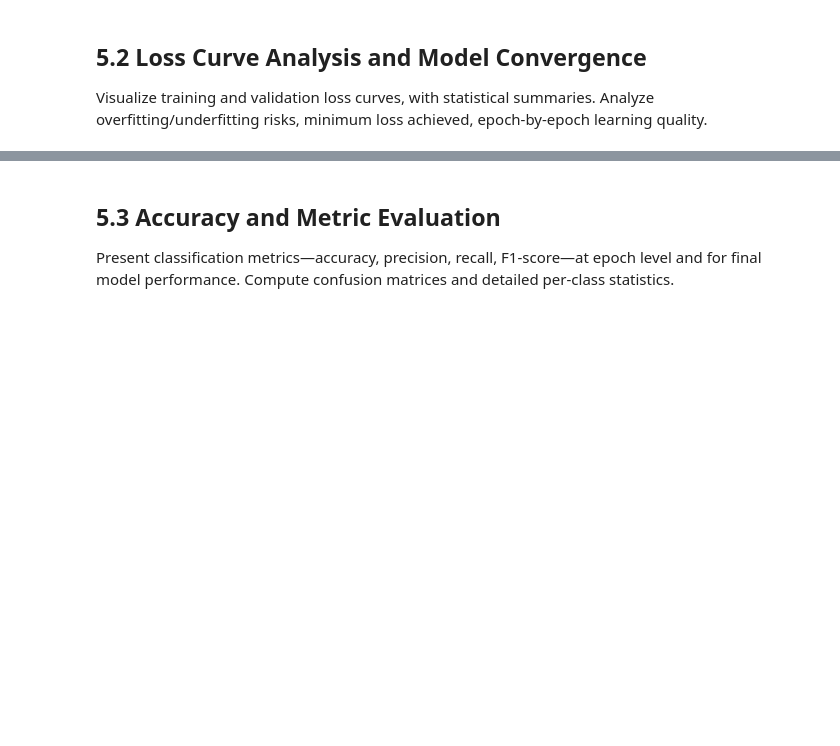
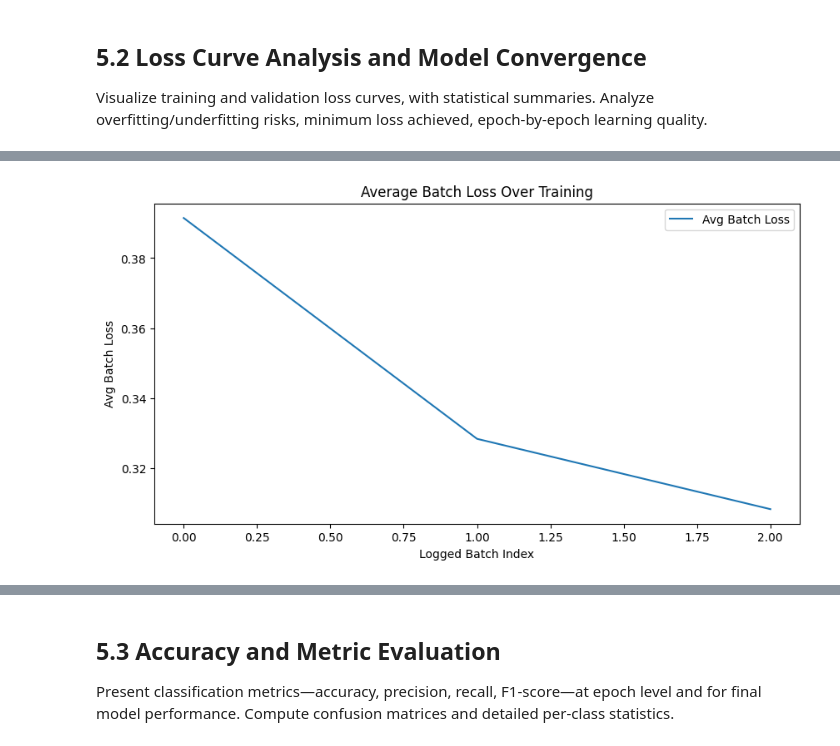
Before and after one commit to Sanjay9921/Face-Mask-Detection, a Jupyter notebook: face-mask-detection-using-pytorch.ipynb, the cells around one changed output, grey strips where cells are left out. Saved outputs shown, nothing was run; the diff lists cells and outputs as text; code cells hidden in the pictures; blank space fills up the shorter version.

```diff
--- a/face-mask-detection-using-pytorch.ipynb
+++ b/face-mask-detection-using-pytorch.ipynb
@@ -606,0 +812,2 @@ Finished Training
+# %%
+df_torchvision_model_training, test_true_labels_torchvision, test_pred_labels_torchvision = train_model(torchvision_model, 3, train_dataloader, test_dataloader)
@@ -612,0 +870,6 @@ Visualize training and validation loss curves, with statistical summaries. Analy
+# %%
+# torchvision
+
+plot_loss(df_torchvision_model_training, kind='batch')
+# %% [output]
+[figure, added]
```
Also changed, not shown: parts of 62 cells of this notebook.
